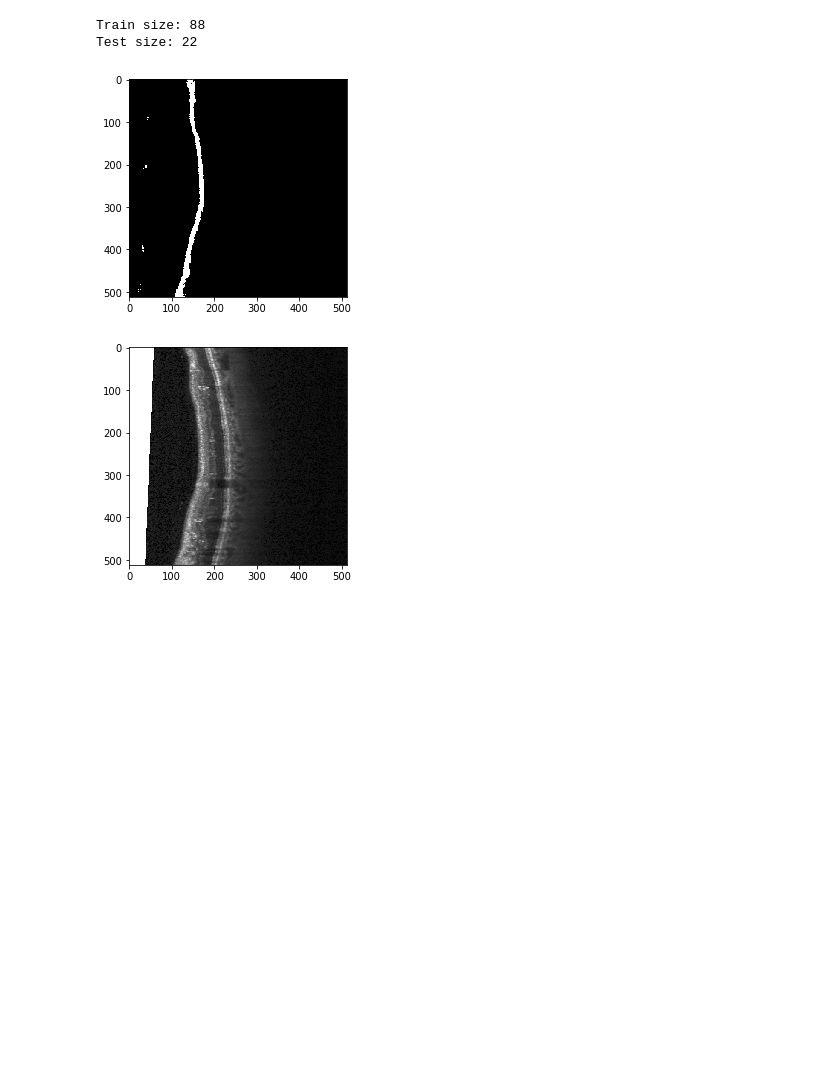
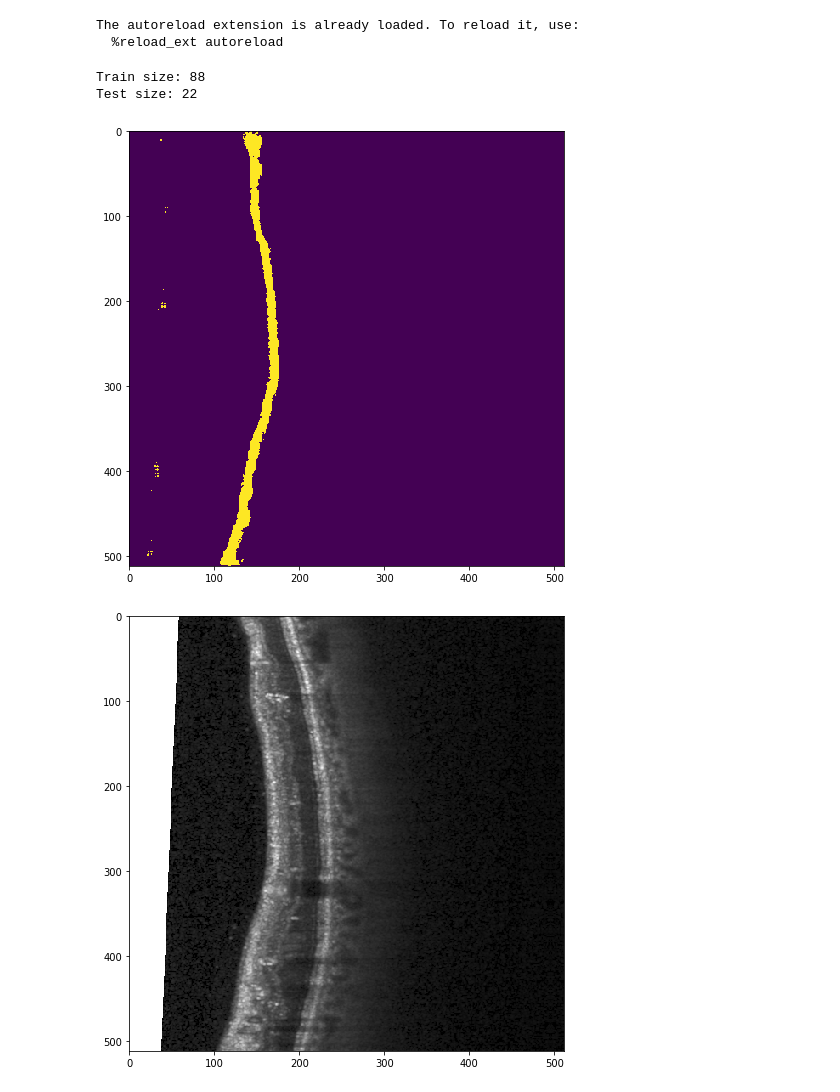
Before and after one commit to magnusja/RelayNet, a Jupyter notebook: prediction.ipynb, the cells around one changed output. Cells and saved outputs as stored; diff of their text form; code cells hidden in the pictures; blank space fills up the shorter version.

```diff
--- a/prediction.ipynb
+++ b/prediction.ipynb
@@ -12,12 +12,15 @@ from data_utils import get_imdb_data
 %matplotlib inline
 plt.rcParams['figure.figsize'] = (10.0, 8.0) # set default size of plots
 plt.rcParams['image.interpolation'] = 'nearest'
-plt.rcParams['image.cmap'] = 'gray'
+plt.rcParams['image.cmap'] = 'viridis'
 
 # for auto-reloading external modules
 # see http://stackoverflow.com/questions/1907993/autoreload-of-modules-in-ipython
 %load_ext autoreload
 %autoreload 2
+# %% [output]
+The autoreload extension is already loaded. To reload it, use:
+  %reload_ext autoreload
 # %%
 train_data, test_data = get_imdb_data()
 print("Train size: %i" % len(train_data))
@@ -32,18 +35,18 @@ relay_net = relay_net.cuda()
 # %%
 out = relay_net(Variable(torch.Tensor(test_data.X[11:12]).cuda(),volatile=True))
 max_val, idx = torch.max(out,1)
 idx = idx.data.cpu().numpy()
 idx = np.squeeze(idx==2)
 plt.imshow(idx)
 plt.show()
 
 img_test = test_data.X[11:12]
 img_test = np.squeeze(img_test)
-plt.imshow(img_test)
+plt.imshow(img_test, cmap='gray')
 plt.show()
 # %% [output]
-[figure, old version]
+[figure, new version]
-[figure, old version]
+[figure, new version]
 # %%
 relay_net = RelayNet(dropout_prob=0.3)
 relay_net.load_state_dict(torch.load('models_dropout/model-89.model'))
```
Also changed, not shown: parts of 1 cell of this notebook.
